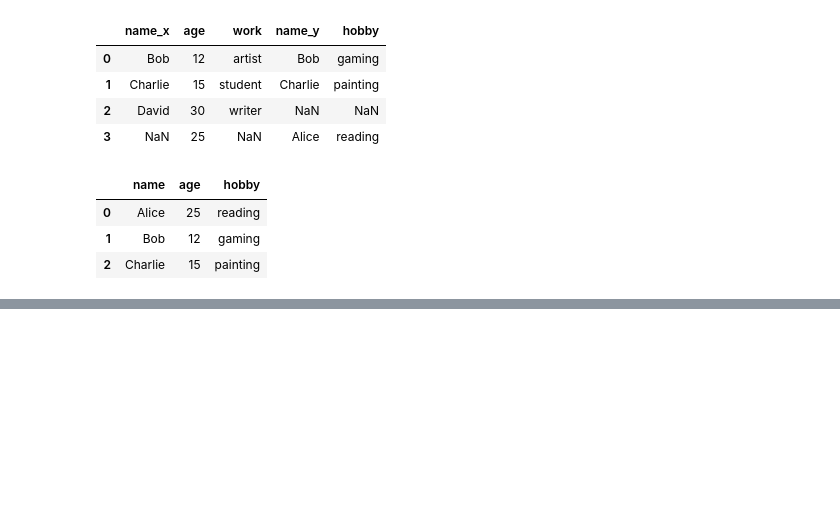
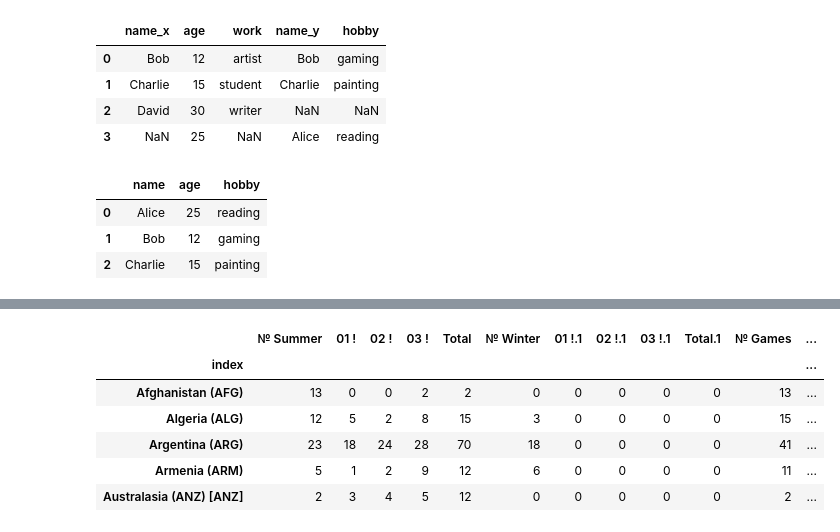
Before and after one commit to kishorepv/Data-Science-with-Python, a Jupyter notebook: Pandas library (Python).ipynb, the cells around one changed output, grey strips where cells are left out. Saved outputs shown, nothing was run; the diff lists cells and outputs as text; code cells hidden in the pictures; blank space fills up the shorter version.

```diff
--- a/Pandas library (Python).ipynb
+++ b/Pandas library (Python).ipynb
@@ -950,0 +1033,16 @@ joy_df.reset_index()
+# %%
+def all_gold2(row):
+    data=row.loc[["01 !", "01 !.1"]]
+    row.loc["Total Gold"]=np.sum(data)
+    return row #return modified input row, effectively returning the input df with new column "Total Gold"
+# %%
+df=df.apply(all_gold2, axis=1)
+df.head()
+# %% [output]
+|  | № Summer | 01 ! | 02 ! | 03 ! | Total | № Winter | 01 !.1 | 02 !.1 | 03 !.1 | Total.1 | № Games | ... |
+| index |  |  |  |  |  |  |  |  |  |  |  | ... |
+| Afghanistan (AFG) | 13 | 0 | 0 | 2 | 2 | 0 | 0 | 0 | 0 | 0 | 13 | ... |
+| Algeria (ALG) | 12 | 5 | 2 | 8 | 15 | 3 | 0 | 0 | 0 | 0 | 15 | ... |
+| Argentina (ARG) | 23 | 18 | 24 | 28 | 70 | 18 | 0 | 0 | 0 | 0 | 41 | ... |
+| Armenia (ARM) | 5 | 1 | 2 | 9 | 12 | 6 | 0 | 0 | 0 | 0 | 11 | ... |
+| Australasia (ANZ) [ANZ] | 2 | 3 | 4 | 5 | 12 | 0 | 0 | 0 | 0 | 0 | 2 | ... |
```
Also changed, not shown: parts of 25 cells of this notebook, 1 other file.
